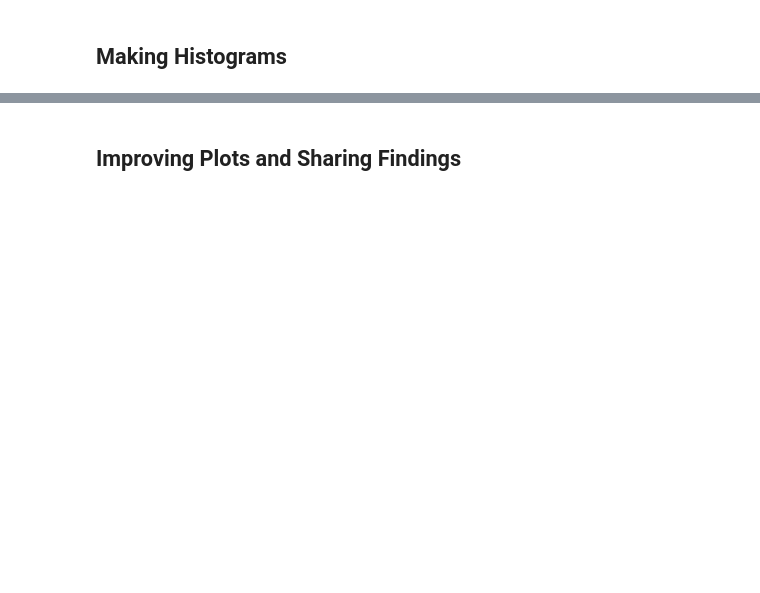
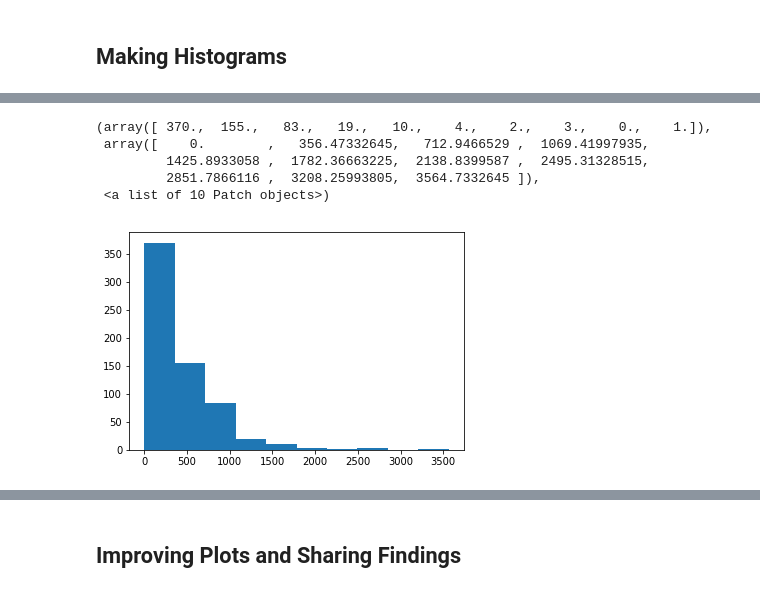
Before and after one commit to khanx169/DataAnalysisProcess, a Jupyter notebook: L1_Starter_Code.ipynb, the cells around one changed output, grey strips where cells are left out. Drawn from its saved outputs; the diff is of its cells as text; code cells hidden in the pictures; blank space fills up the shorter version.

```diff
--- a/L1_Starter_Code.ipynb
+++ b/L1_Starter_Code.ipynb
@@ -276,7 +276,7 @@ len(paid_students)
 # of the student joining.
 def within_one_week(join_date, engagement_date):
     time_delta = engagement_date - join_date
-    return time_delta.days < 7
+    return time_delta.days < 7 and time_delta.days >= 0
 # %%
 #####################################
 #                 7                 #
@@ -343,3 +372,17 @@ print 'Maximum:', np.max(total_minutes)
 ## Adapt the code above to find the mean, standard deviation, minimum, and maximum for
 ## the number of lessons completed by each student during the first week. Try creating
 ## one or more functions to re-use the code above.
+
+total_lessons_by_account = {}
+for account_key, engagement_for_student in engagement_by_account.items():
+    total_lessons = 0
+    for engagement_record in engagement_for_student:
+        total_lessons += engagement_record['lessons_completed']
+    total_lessons_by_account[account_key] = total_lessons
+
+# Summarize the data about lessons completed in the classroom
+total_lessons = total_lessons_by_account.values()
+print 'Mean:', np.mean(total_lessons)
+print 'Standard deviation:', np.std(total_lessons)
+print 'Minimum:', np.min(total_lessons)
+print 'Maximum:', np.max(total_lessons)
@@ -391,0 +582,9 @@ non_passing_engagement =
+# %%
+plt.hist(passing_minutes.values())
+# %% [output]
+(array([ 370.,  155.,   83.,   19.,   10.,    4.,    2.,    3.,    0.,    1.]),
+ array([    0.        ,   356.47332645,   712.9466529 ,  1069.41997935,
+         1425.8933058 ,  1782.36663225,  2138.8399587 ,  2495.31328515,
+         2851.7866116 ,  3208.25993805,  3564.7332645 ]),
+ <a list of 10 Patch objects>)
+[figure, added]
```
Also changed, not shown: parts of 13 cells of this notebook.
